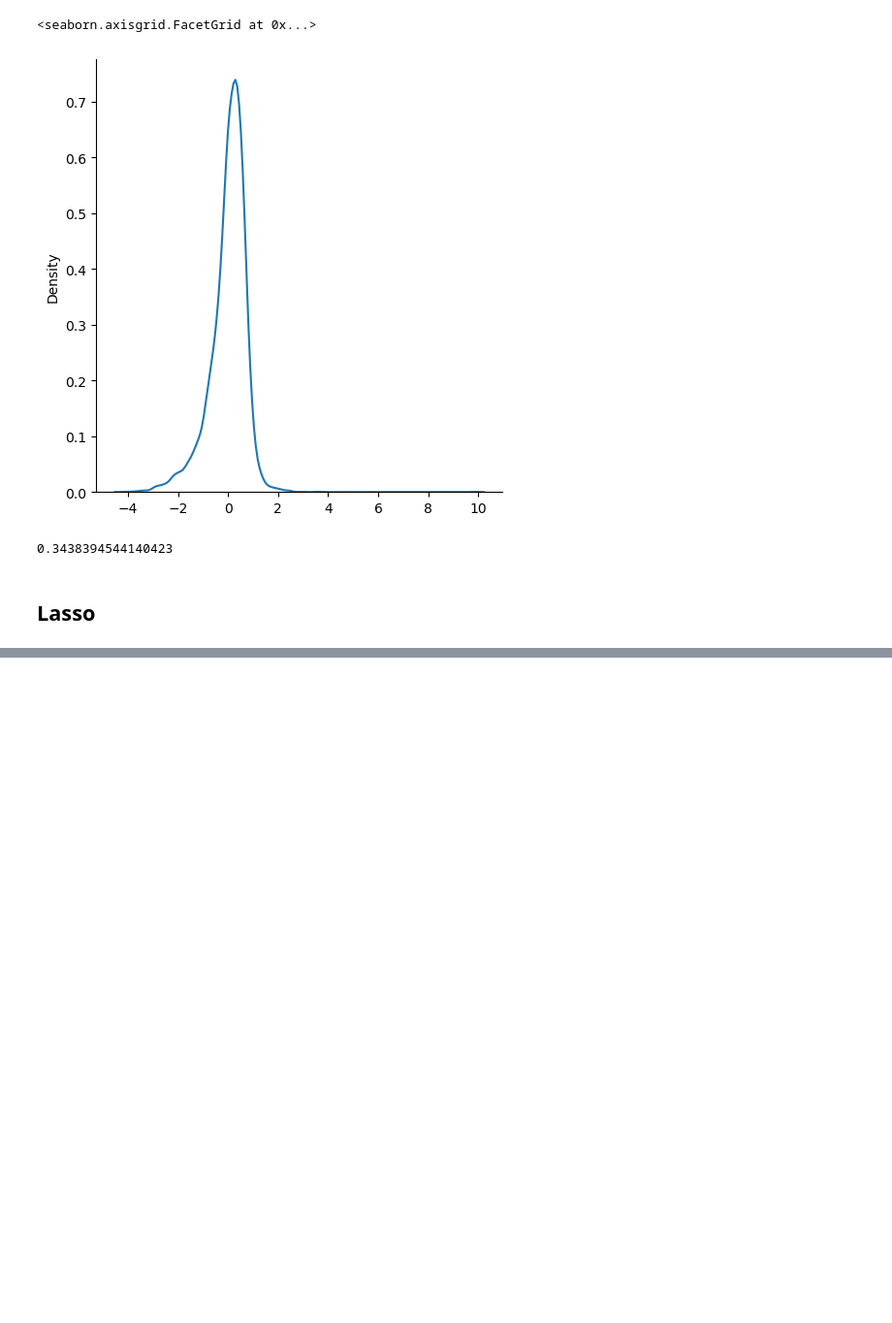
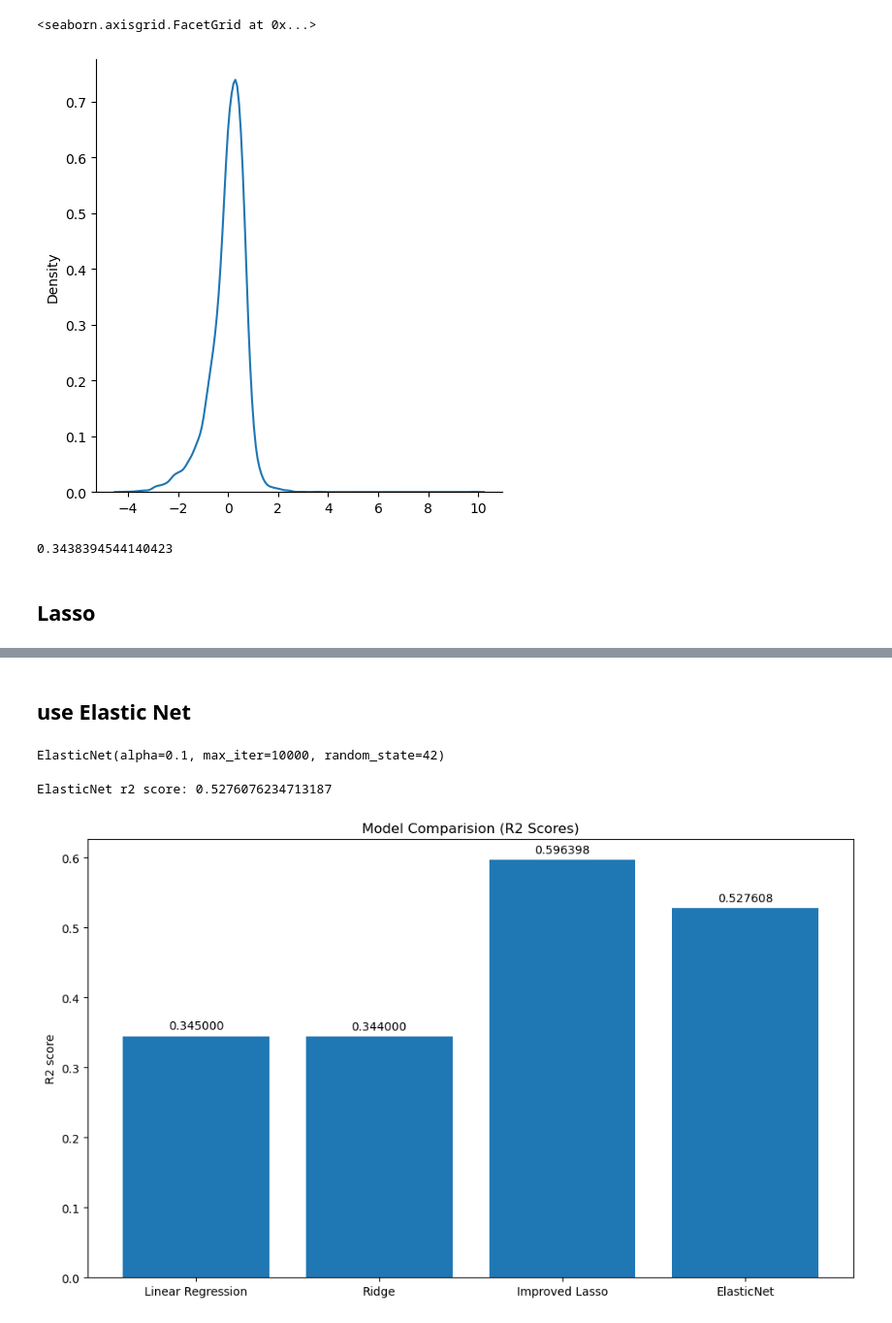
Before and after one commit to PratyushPoddar07/DATA_Project, a Jupyter notebook: ML-Algo/LinearRegression.ipynb, the cells around one changed output, grey strips where cells are left out. Shown at 97% size. Cells and saved outputs as stored; diff of their text form; code cells hidden in the pictures; blank space fills up the shorter version.

Commit message:
linear-regression

```diff
--- a/ML-Algo/LinearRegression.ipynb
+++ b/ML-Algo/LinearRegression.ipynb
@@ -219,0 +254,2 @@ score
+# %% [markdown]
+## use Elastic Net
@@ -219,0 +259,28 @@ score
+# %%
+elastic_net = ElasticNet(alpha =0.1,l1_ratio=0.5,max_iter = 10000,random_state = 42)
+elastic_net.fit(X_train,y_train)
+# %% [output]
+ElasticNet(alpha=0.1, max_iter=10000, random_state=42)
+# %%
+# make predictions with ElasticNet
+elastic_predict  = elastic_net.predict(X_test)
+# %%
+# Calculate ElasticNet R2 score
+elastic_score = r2_score(y_test,elastic_predict)
+print(f"ElasticNet r2 score: {elastic_score}")
+# %% [output]
+ElasticNet r2 score: 0.5276076234713187
+# %%
+# compare model performance
+models = ['Linear Regression','Ridge','Improved Lasso','ElasticNet']
+r2_scores = [0.345,0.344,score,elastic_score]
+# %%
+plt.figure(figsize =(10,6))
+plt.bar(models,r2_scores)
+plt.title('Model Comparision (R2 Scores)')
+plt.ylabel('R2 score')
+for i,s in enumerate(r2_scores):
+    plt.text(i,s + 0.01,f"{s:3f}",ha ='center')
+plt.tight_layout()
+# %% [output]
+[figure, added]
```
Also changed, not shown: parts of 16 cells of this notebook.
